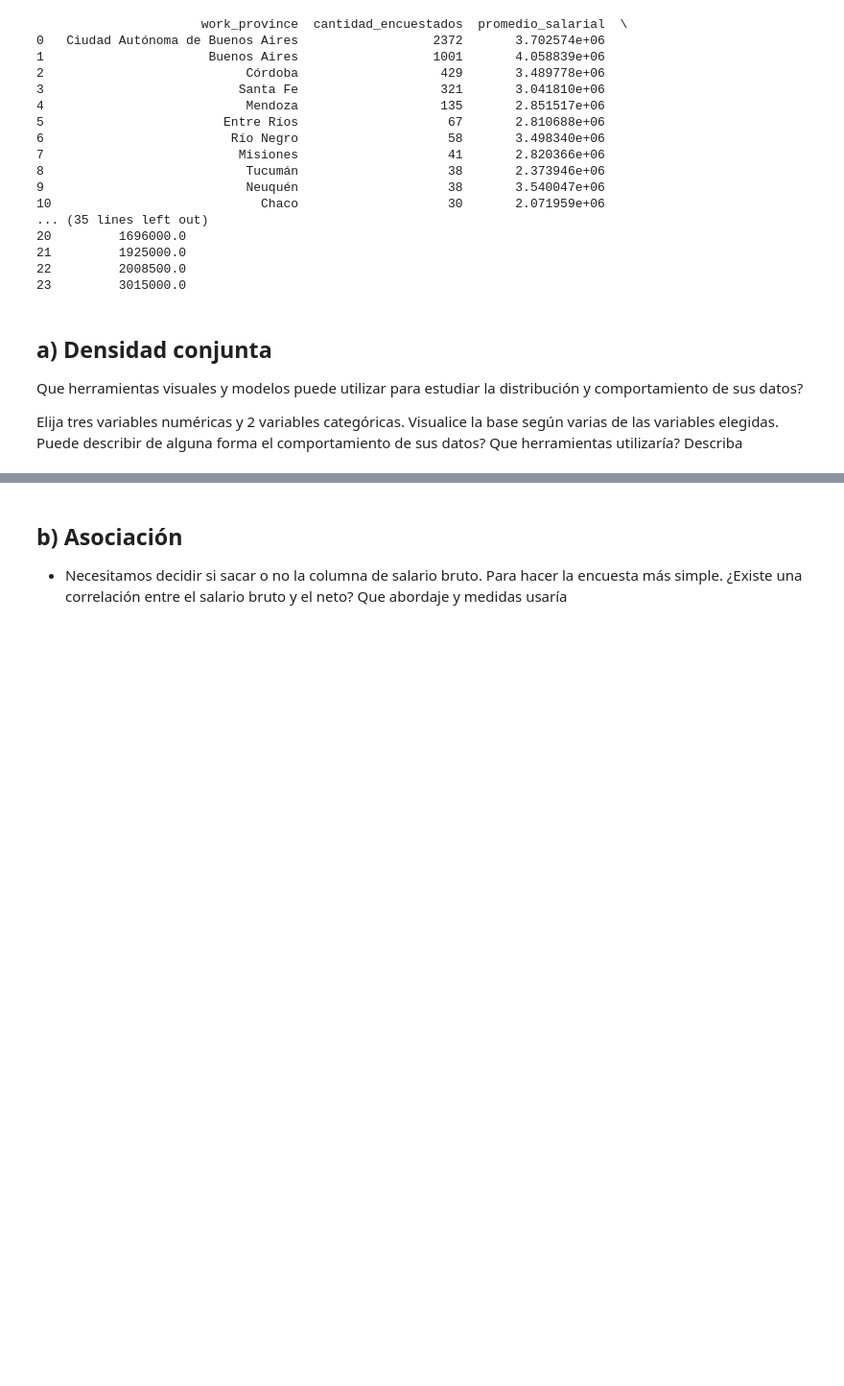
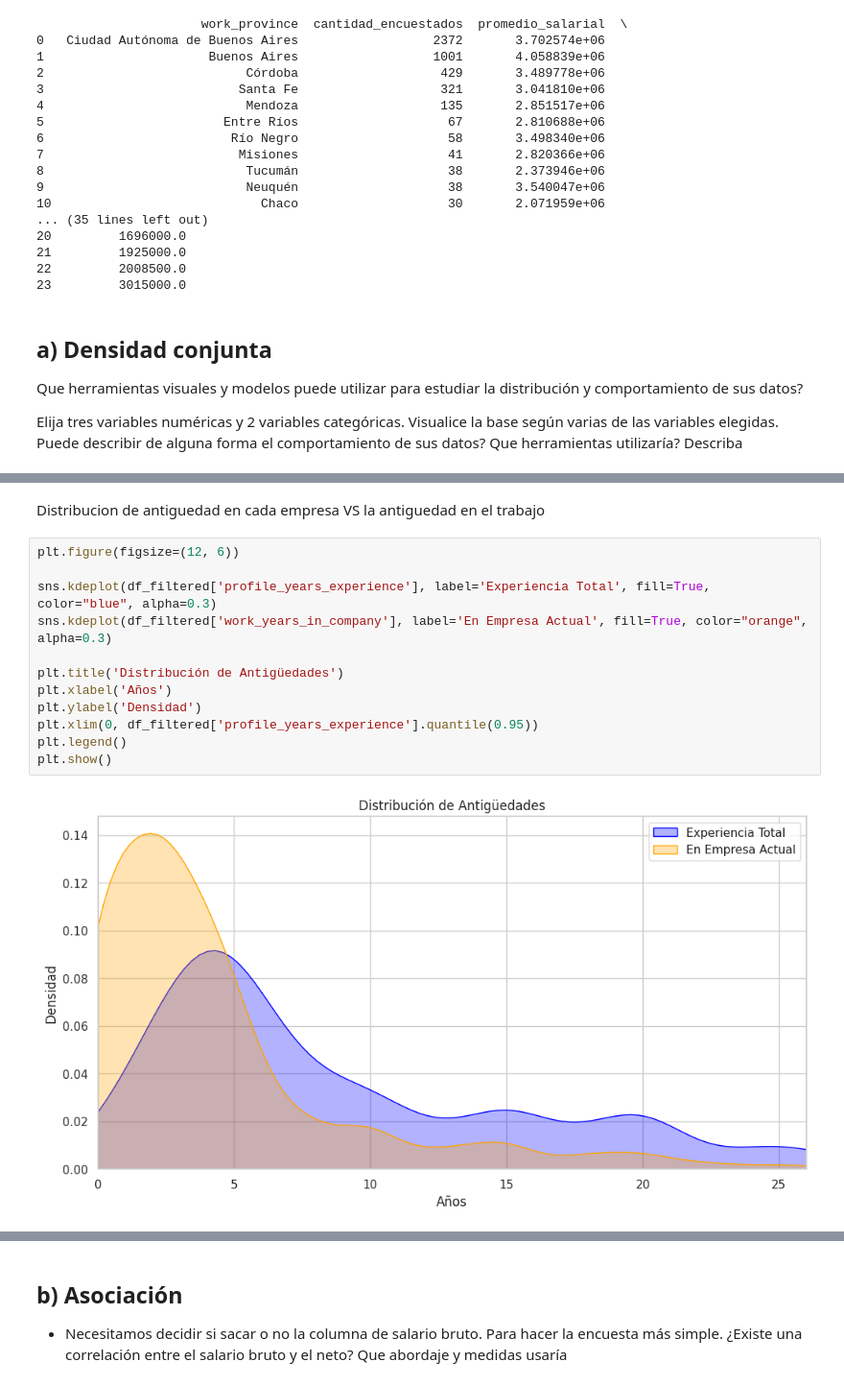
Before and after one commit to sgruyzcki/DiploDatos2026, a Jupyter notebook: Entregable - Parte 1 Sergio.ipynb, the cells around one changed output, grey strips where cells are left out. Shown at 96% size. Drawn from its saved outputs; the diff is of its cells as text; blank space fills up the shorter version.

```diff
--- a/Entregable - Parte 1 Sergio.ipynb
+++ b/Entregable - Parte 1 Sergio.ipynb
@@ -359,3 +361,19 @@ Passing `palette` without assigning `hue` is deprecated and will be removed in v
+# %% [markdown]
+Distribucion de antiguedad en cada empresa VS la antiguedad en el trabajo
+# %%
+plt.figure(figsize=(12, 6))
+
+sns.kdeplot(df_filtered['profile_years_experience'], label='Experiencia Total', fill=True, color="blue", alpha=0.3)
+sns.kdeplot(df_filtered['work_years_in_company'], label='En Empresa Actual', fill=True, color="orange", alpha=0.3)
+
+plt.title('Distribución de Antigüedades')
+plt.xlabel('Años')
+plt.ylabel('Densidad')
+plt.xlim(0, df_filtered['profile_years_experience'].quantile(0.95))
+plt.legend()
+plt.show()
+# %% [output]
+[figure, added]
 # %%
 # Configuramos el estilo global
 sns.set_theme(style="whitegrid")
```
Also changed, not shown: parts of 2 cells of this notebook.
